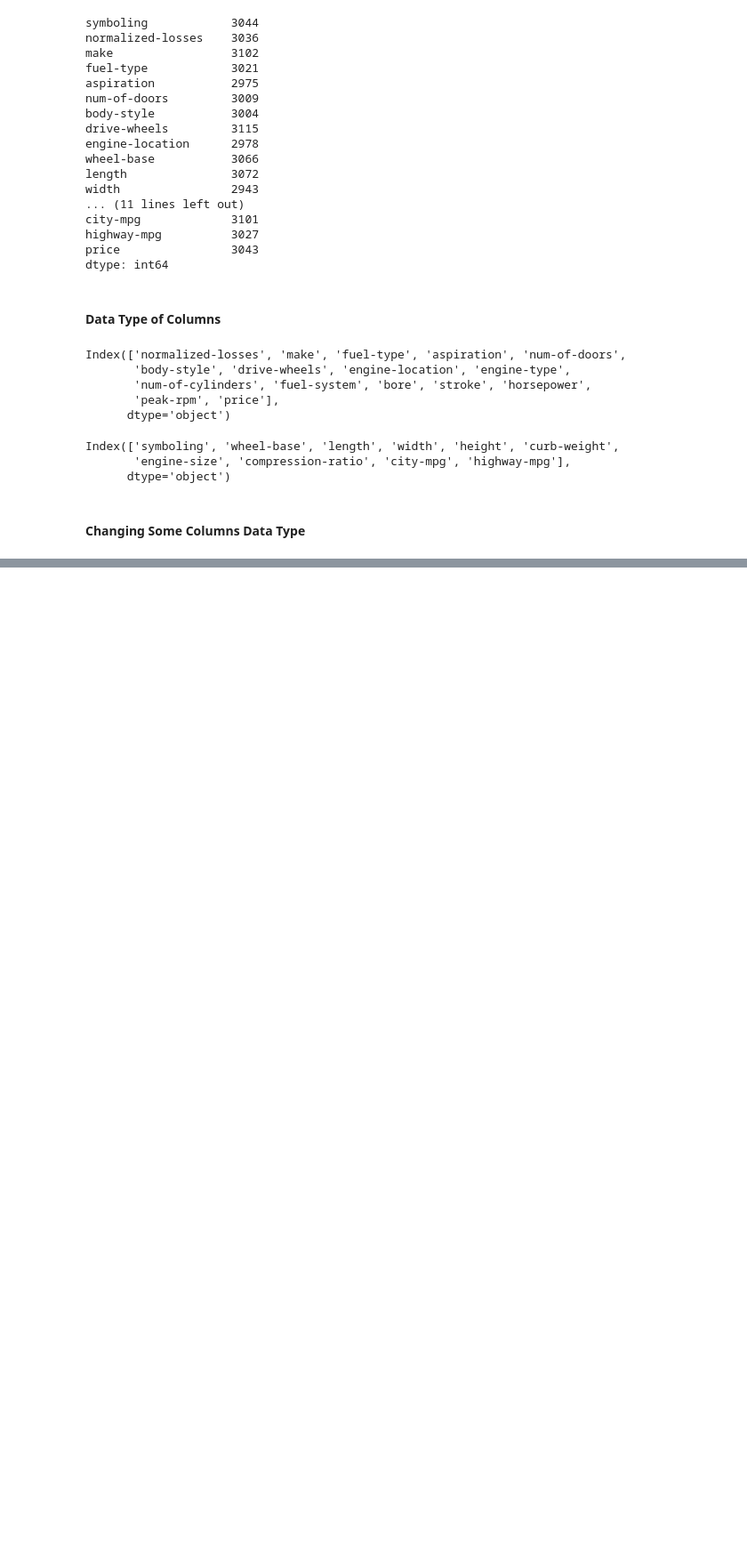
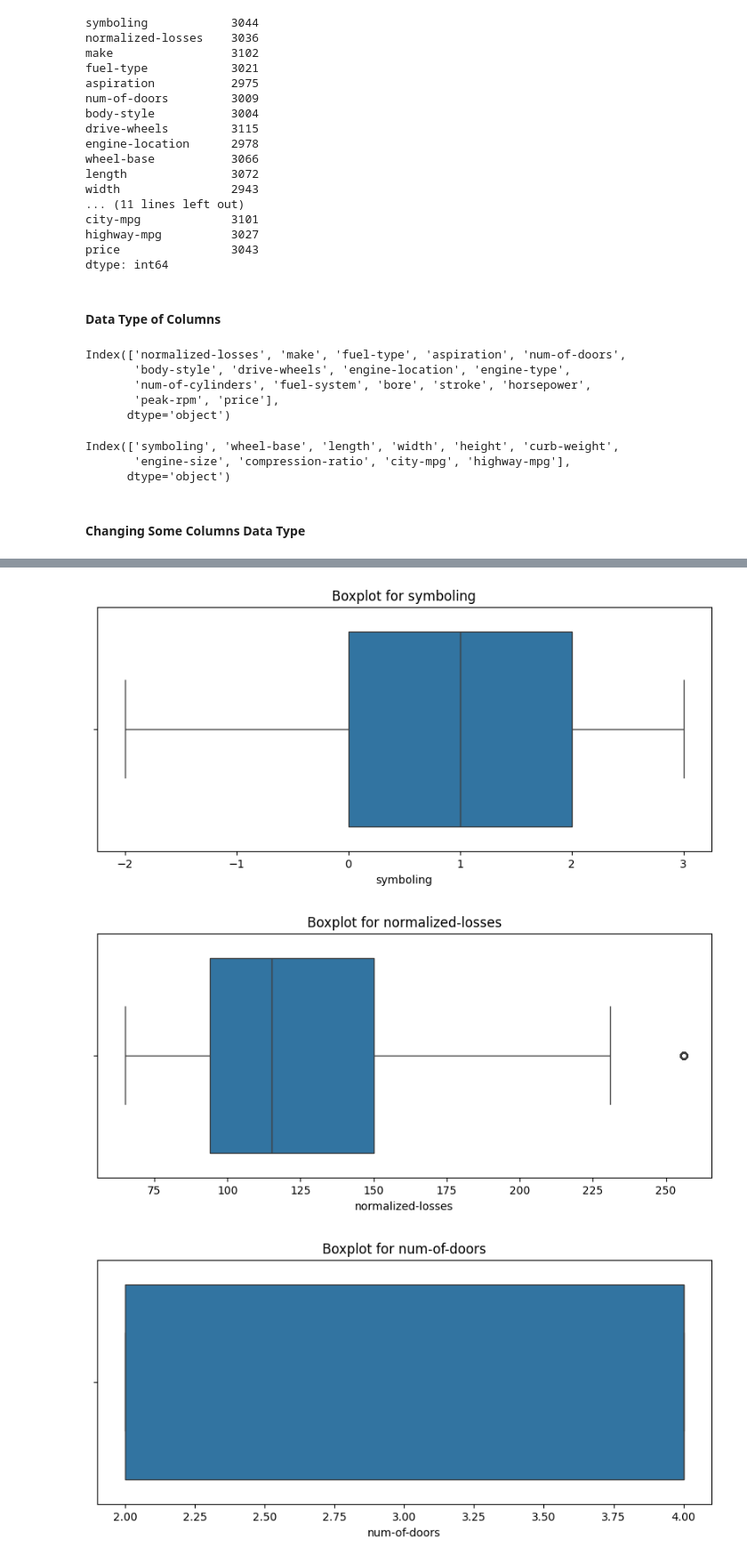
Before and after one commit to AbdulWahid026/ML_CarPricing, a Jupyter notebook: car_pricing.ipynb, the cells around one changed output, grey strips where cells are left out. Shown at 89% size. Saved outputs shown, nothing was run; the diff lists cells and outputs as text; code cells hidden in the pictures; blank space fills up the shorter version.

```diff
--- a/car_pricing.ipynb
+++ b/car_pricing.ipynb
@@ -89,0 +151,10 @@ Index(['symboling', 'wheel-base', 'length', 'width', 'height', 'curb-weight',
+# %%
+for cols in numeric_columns[:3]:
+    plt.figure(figsize=(10,4))
+    sns.boxplot(data=cars_df,x=cols)
+    plt.title('Boxplot for '+cols)
+    plt.show()
+# %% [output]
+[figure, added]
+[figure, added]
+[figure, added]
```
Also changed, not shown: parts of 10 cells of this notebook.
